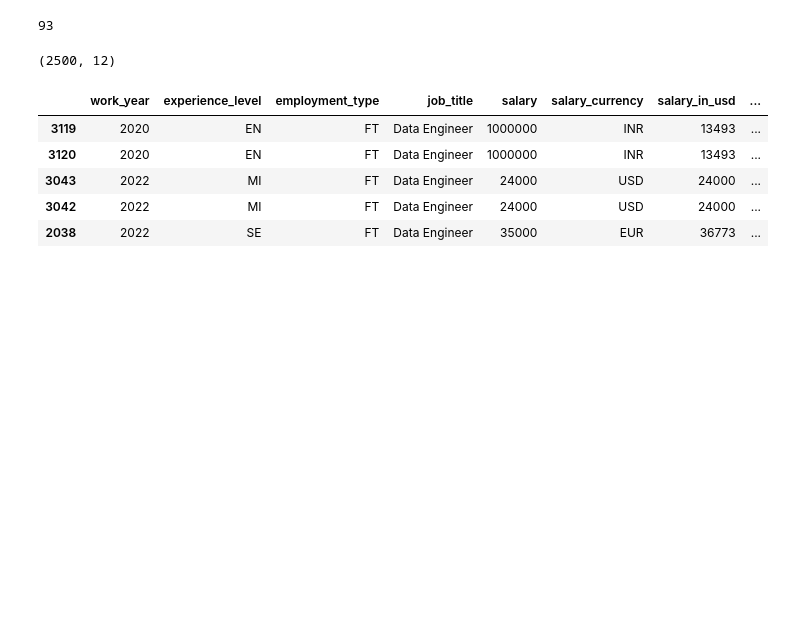
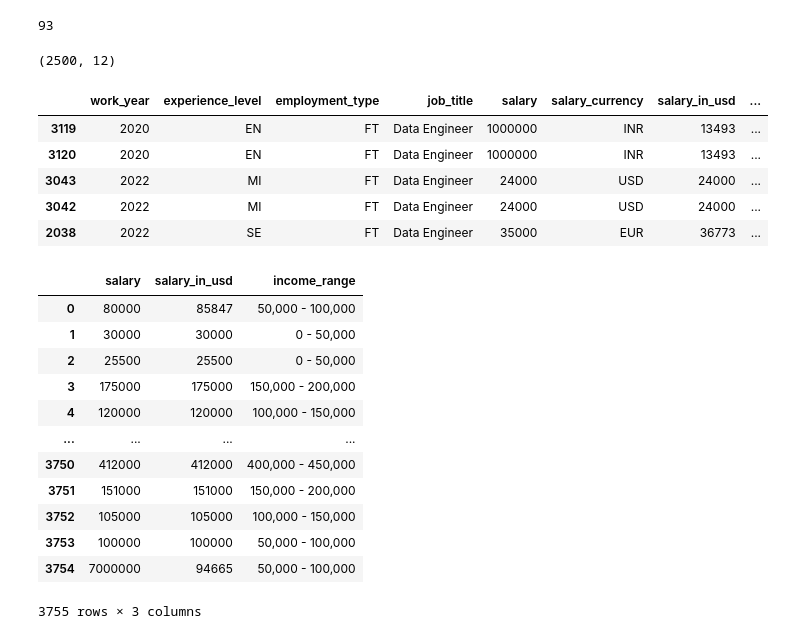
Before and after one commit to AgVicCodes/Data_Science_Salaries, a Jupyter notebook: salaries.ipynb, the cells around one changed output. Drawn from its saved outputs; the diff is of its cells as text; code cells hidden in the pictures; blank space fills up the shorter version.

```diff
--- a/salaries.ipynb
+++ b/salaries.ipynb
@@ -237,0 +253,23 @@ sal_df[sal_df_dup].sort_values(by = "salary_in_usd").head()
+# %%
+# Remapping by Grouping
+
+ranges = [0, 50000, 100000, 150000, 200000, 250000, 300000, 350000, 400000, 450000, 500000, np.inf] # bins
+labels = ["0 - 50,000", "50,000 - 100,000", "100,000 - 150,000", "150,000 - 200,000", "200,000 - 250,000", "250,000 - 300,000", "300,000 - 350,000", "350,000 - 400,000", "400,000 - 450,000", "450,000 - 500,000", "500,000+"] # label
+
+sal_df["income_range"] = pd.cut(sal_df["salary_in_usd"], bins = ranges, labels = labels)
+
+sal_df[["salary", "salary_in_usd", "income_range"]]
+# %% [output]
+|  | salary | salary_in_usd | income_range |
+| 0 | 80000 | 85847 | 50,000 - 100,000 |
+| 1 | 30000 | 30000 | 0 - 50,000 |
+| 2 | 25500 | 25500 | 0 - 50,000 |
+| 3 | 175000 | 175000 | 150,000 - 200,000 |
+| 4 | 120000 | 120000 | 100,000 - 150,000 |
+| ... | ... | ... | ... |
+| 3750 | 412000 | 412000 | 400,000 - 450,000 |
+| 3751 | 151000 | 151000 | 150,000 - 200,000 |
+| 3752 | 105000 | 105000 | 100,000 - 150,000 |
+| 3753 | 100000 | 100000 | 50,000 - 100,000 |
+| 3754 | 7000000 | 94665 | 50,000 - 100,000 |
+3755 rows × 3 columns
```
Also changed, not shown: parts of 6 cells of this notebook, 1 other file.
